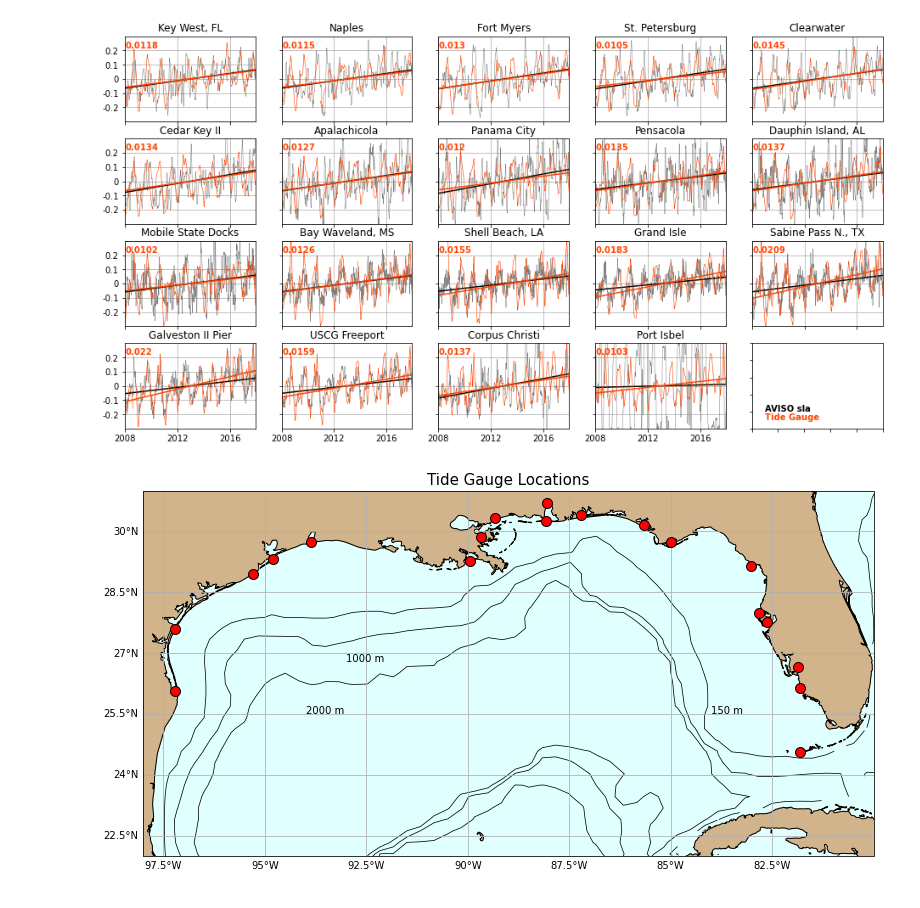
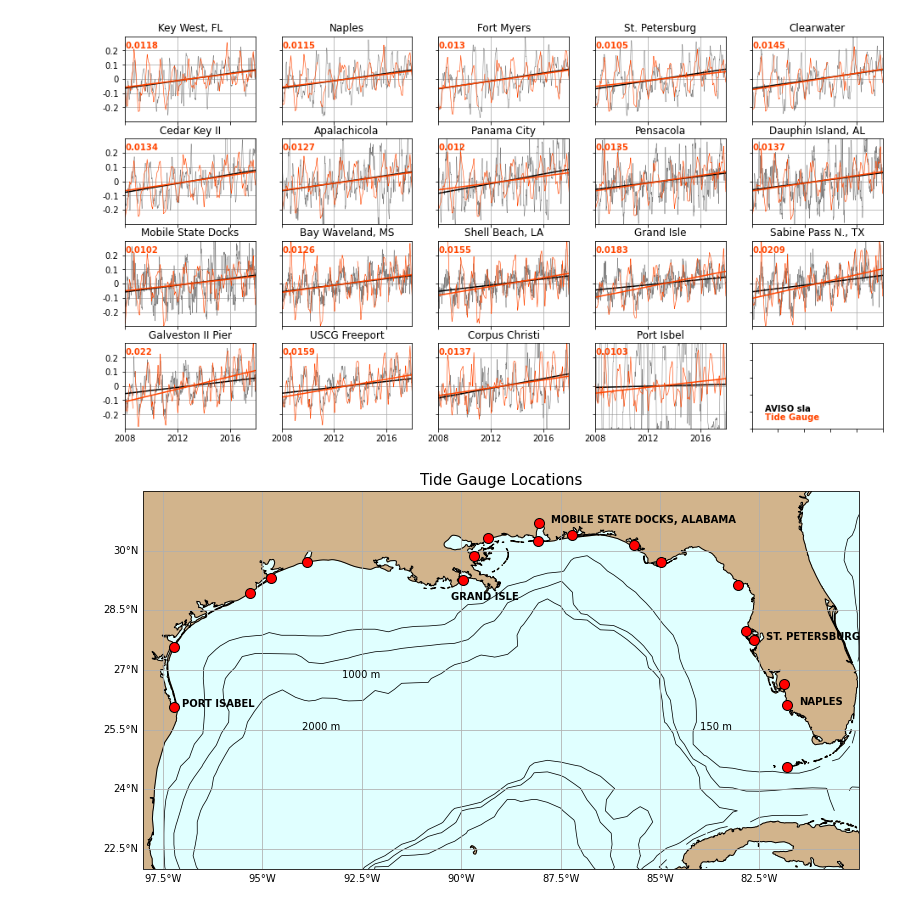
Before and after one commit to jakesteinberg/nasa_ostst, a Jupyter notebook: tide_gauge.ipynb, the cells around one changed output. Drawn from its saved outputs; the diff is of its cells as text; code cells hidden in the pictures.

Commit message:
figure edits and expanding tg breakdown

```diff
--- a/tide_gauge.ipynb
+++ b/tide_gauge.ipynb
@@ -106,0 +125,11 @@ obp_a_trend = xr.polyval(obp_anom['time'], pobp.polyfit_coefficients)
+# %%
+id_tags = ['KEY WEST','NAPLES','FORT MYERS','ST. PETERSBURG','CLEARWATER BEACH', 'CEDAR KEY II', 'APALACHICOLA', 'PANAMA CITY, ST.ANDREWS BAY, FL', 'PENSACOLA', \
+          'DAUPHIN ISLAND', 'MOBILE STATE DOCKS, ALABAMA', 'BAY WAVELAND YACHT CLUB' ,'SHELL BEACH, LOUISIANA', 'GRAND ISLE', 'SABINE PASS', 'GALVESTON II, PIER 21, TX', \
+          'FREEPORT', 'CORPUS CHRISTI, GULF MEXICO, TX', 'PORT ISABEL']
+vlm_rate = np.nan*np.ones(len(id_tags))
+vlm_un = np.nan*np.ones(len(id_tags))
+for i in range(len(id_tags)):
+    ii = name.index(id_tags[i])
+    this_row = data_int[name_row[ii]+1].split()
+    vlm_rate[i] = -1*np.float64(this_row[3])/1000  # convert from mm/yr
+    vlm_un[i] = np.float64(this_row[4])/1000
@@ -107,6 +143,6 @@ obp_a_trend = xr.polyval(obp_anom['time'], pobp.polyfit_coefficients)
 # %%
 # -- Vertical Land Motion --
-file = open("/Users/jakesteinberg/Documents/NASA_OSTST/tide_gauge/vertical_velocities_table.txt")
+file = open("/Users/jakesteinberg/Documents/NASA_OSTST/tide_gauge/vertical_velocities_table_updated.txt")
 # data = file.readlines()
 data = np.loadtxt(file,skiprows=13,usecols=(2,3,4,5,6,7))
 file.close()
@@ -120,7 +156,7 @@ for i in range(len(data_da.lon)):
     dist = np.sqrt(dist_x**2 + dist_y**2)
     closest[i] = int(np.where(dist == np.nanmin(dist))[0][0])
     dist_b[i] = dist[int(np.where(dist == np.nanmin(dist))[0][0])]
-    rate[i] = data[int(np.where(dist == np.nanmin(dist))[0][0]),4]/1000
+    rate[i] = -1*data[int(np.where(dist == np.nanmin(dist))[0][0]),4]/1000
 # %%
 # -- compare values
 tg_obp_trend_a = p1_test # - np.nanmean(p1_test)
@@ -375,7 +419,7 @@ f.savefig('/Users/jakesteinberg/Documents/NASA_OSTST/meetings/2022_04_20/GOM_avi
 [figure]
 # %%
 # grid and find AVISO trend nearest to tide gauge
-av_lon, av_lat = np.meshgrid(av_tot.longitude.data, av_tot.latitude.data)
+av_lon, av_lat = np.meshgrid(av.longitude.data, av.latitude.data)
 aviso_sla_trend_f = aviso_sla_trend.data.flatten() # aviso_2_sla_trend
 nb_trend = np.nan*np.ones(len(data_da.lon))
 for i in range(len(data_da.lon)):
@@ -386,6 +430,16 @@ for i in range(len(data_da.lon)):
     dist = np.sqrt(dist_x**2 + dist_y**2)
     nearby_i = np.where(dist <= 35000)
     nb_trend[i] = np.nanmean(aviso_sla_trend_f[nearby_i])
+# %%
+# do better than cell above
+# find AVISO nearest to tide gauge
+nb_trend = np.nan*np.ones(len(data_da.lon))
+for i in range(len(data_da.lon)):
+    sta_lon = data_da.lon[i].data
+    sta_lat = data_da.lat[i].data
+    avlonii = np.where((av_tot.longitude > sta_lon-.15) & (av_tot.longitude < sta_lon+.15))[0][0]
+    avlatii = np.where((av_tot.latitude > sta_lat-.15) & (av_tot.latitude < sta_lat+.15))[0][0]
+    nb_trend[i] = np.round(pavsla_star.polyfit_coefficients[0, avlatii, avlonii].data*1e9*60*60*24*365,5)
 # %%
 # find AVISO time series nearest to tide gauge
 avtgsla = np.nan*np.ones((len(data_da.lon), len(avsla_raw_2.time)))
@@ -462,33 +518,45 @@ for i in range(len(tg_data['lat'][0,:])):
     # ax.scatter(tg_data['lon'][0,i],tg_data['lat'][0,i],\
     #           color=[cmap( ((tg_obp_trend_a_mvlm[i]-0.003) - clow)/(chigh - clow) )],s=120,transform=ccrs.PlateCarree(),zorder=3,edgecolor='k')
     # -- TG trend
     # ax.scatter(tg_data['lon'][0,i]+0.35,tg_data['lat'][0,i],\
     #            color=[cmap( (tg_obp_trend_a[i] - clow)/(chigh - clow) )],s=75,transform=ccrs.PlateCarree(),zorder=3,edgecolor='k')
     # -- aviso
     # ax.scatter(tg_data['lon'][0,i]-0.35,tg_data['lat'][0,i],\
     #            color=[cmap( (nb_trend[i] - clow)/(chigh - clow) )],s=75,transform=ccrs.PlateCarree(),zorder=3,edgecolor='k')
     # -- ecco OBP
     # ax.scatter(tg_data['lon'][0,i]-0.7,tg_data['lat'][0,i],\
     #            color=[cmap( (ectgobp[i] - clow)/(chigh - clow) )],s=75,transform=ccrs.PlateCarree(),zorder=3,edgecolor='k')
 
+i0 = 1
+i1 = 3
+i2 = 10
+i3 = 13
+i4 = 18
+ax.text(tg_data['lon'][0,i0]+0.3,tg_data['lat'][0,i0],id_tags[i0],fontsize=10,fontweight='bold')
+ax.text(tg_data['lon'][0,i1]+0.3,tg_data['lat'][0,i1],id_tags[i1],fontsize=10,fontweight='bold')
+ax.text(tg_data['lon'][0,i2]+0.3,tg_data['lat'][0,i2]+0,id_tags[i2],fontsize=10,fontweight='bold')
+ax.text(tg_data['lon'][0,i3]-0.3,tg_data['lat'][0,i3]-0.5,id_tags[i3],fontsize=10,fontweight='bold')
+ax.text(tg_data['lon'][0,i4]+0.2,tg_data['lat'][0,i4]-0,id_tags[i4],fontsize=10,fontweight='bold')
+
 # ax.scatter(-82,30.5,color=[cmap( (0.006 - clow)/(chigh - clow) )],s=150,transform=ccrs.PlateCarree(),zorder=3)
 # ax.text(-83.25,30,'Argo Profile = 0.006', fontweight='bold')
 ax.contour(lons,lats,dep,levels=[150],colors='k',transform=ccrs.PlateCarree(),linewidths=0.75)
 ax.text(-84,25.5,'150 m', color='k')
 ax.contour(lons,lats,dep,levels=[1000],colors='k',transform=ccrs.PlateCarree(),linewidths=0.75)
 ax.text(-93,26.8,'1000 m', color='k')
 ax.contour(lons,lats,dep,levels=[2000],colors='k',transform=ccrs.PlateCarree(),linewidths=0.75)
 ax.text(-94,25.5,'2000 m', color='k')
 ax.add_feature(cartopy.feature.LAND, color='#D2B48C',zorder=1); ax.coastlines()
 gl = ax.gridlines(draw_labels=True); gl.xlabels_top = False; gl.ylabels_right = False;
-ax.set_xlim([-98,-80]); ax.set_ylim([22,31]);
+ax.set_xlim([-98,-80]); ax.set_ylim([22,31.5]);
 ax.set_title('Tide Gauge Locations',fontsize=15)
 
 ax.set_facecolor('#E0FFFF');
 # cbpos = [0.4, 0.43, 0.3, 0.02]; cax = f.add_axes(cbpos);
 # f.colorbar(mpl.cm.ScalarMappable(norm=norm, cmap=cmap),
 #              cax=cax, orientation='horizontal', label='trend [m/yr]')
 plt.tight_layout()
-f.savefig('/Users/jakesteinberg/Documents/NASA_OSTST/manuscript/figures/wip_tide_gauge_loc.jpg', dpi=250)
+# f.savefig('/Users/jakesteinberg/Documents/NASA_OSTST/manuscript/figures/wip_tide_gauge_loc.jpg', dpi=250)
+f.savefig('/Users/jakesteinberg/Documents/NASA_OSTST/meetings/2022_06_23/tide_gauge_stations.jpg', dpi=250)
 # %% [output]
-[figure, old version]
+[figure, new version]
```
Also changed, not shown: parts of 12 cells of this notebook, 3 other files.
